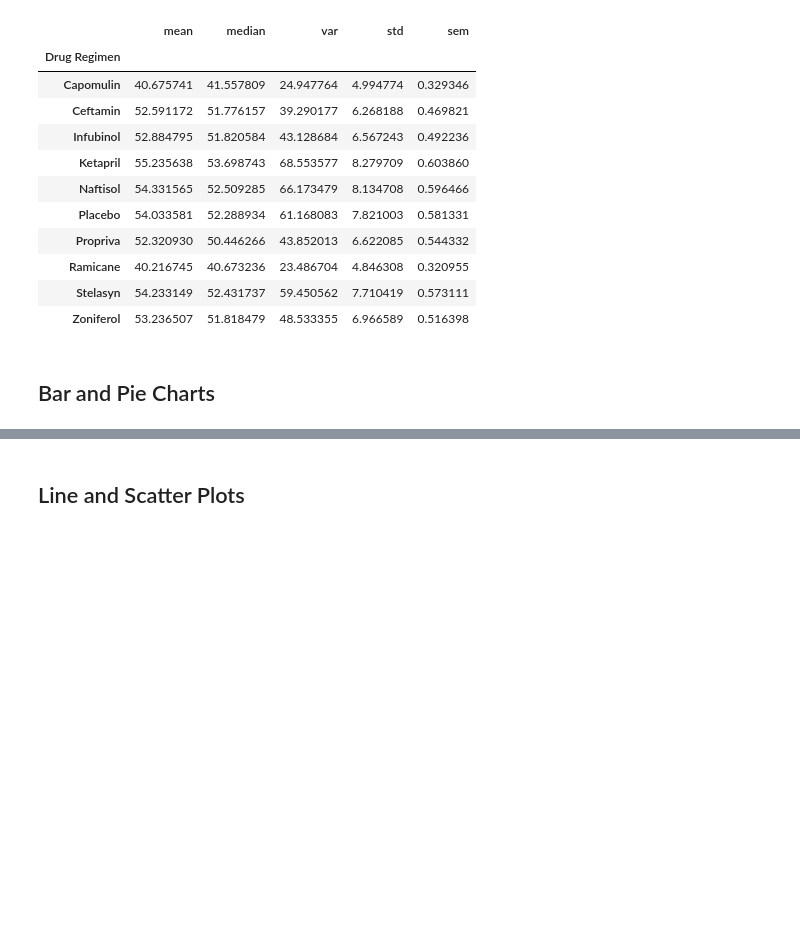
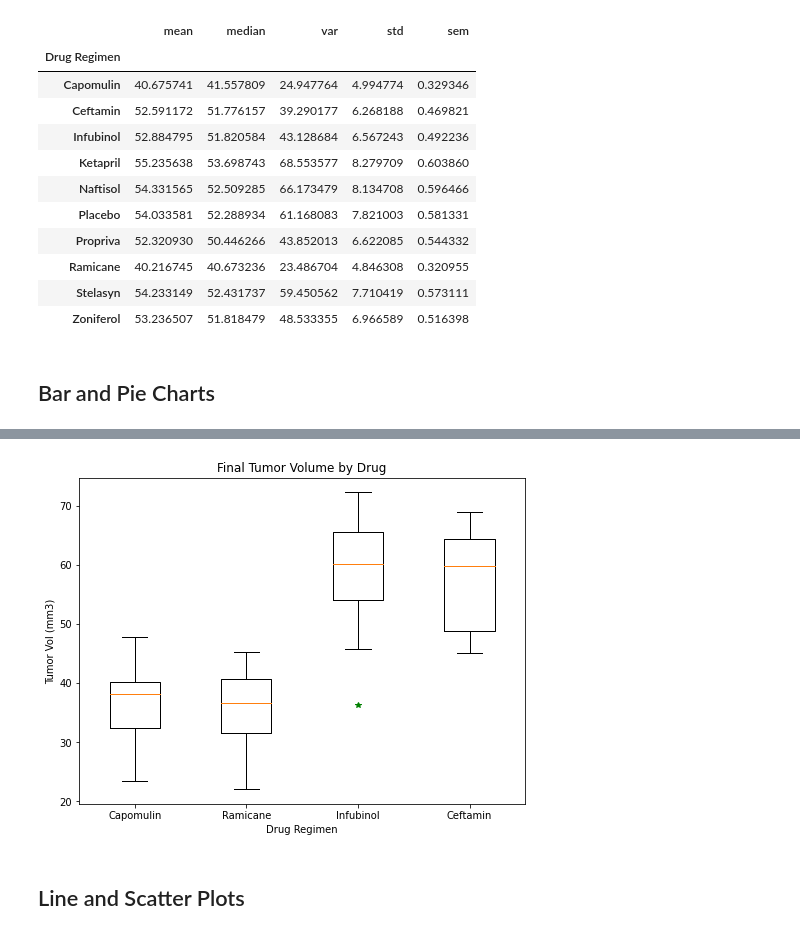
Before and after one commit to GambitAcid/MatPlotLib-Challenge, a Jupyter notebook: Instructions/Pymaceuticals/PyMaceuticals_Final.ipynb, the cells around one changed output, grey strips where cells are left out. Cells and saved outputs as stored; diff of their text form; code cells hidden in the pictures; blank space fills up the shorter version.

```diff
--- a/Instructions/Pymaceuticals/PyMaceuticals_Final.ipynb
+++ b/Instructions/Pymaceuticals/PyMaceuticals_Final.ipynb
@@ -181,6 +246,9 @@ plt.show()
 # Capomulin, Ramicane, Infubinol, and Ceftamin
 
 # Start by getting the last (greatest) timepoint for each mouse
-
+max_tp = data_df3.groupby(['Mouse ID'])['Timepoint'].max()
+max_tp_df = pd.DataFrame(max_tp)
 
 # Merge this group df with the original dataframe to get the tumor volume at the last timepoint
+tvol_df = pd.merge(data_df3, max_tp_df, on=('Mouse ID', 'Timepoint'))
+tvol_df.head()
@@ -206,2 +369,25 @@ plt.show()
+# %%
+# Generate a box plot of the final tumor volume of each mouse across four regimens of interest
+boxplot = [treatments_df[treatments[0]],
+            treatments_df[treatments[1]],
+            treatments_df[treatments[2]],
+            treatments_df[treatments[3]]]
+
+# used plt.subplots to define size
+fig1, ax1 = plt.subplots(figsize=(8,6))
+
+#Setting labels for axis and title
+ax1.set_title('Final Tumor Volume by Drug')
+ax1.set_xlabel('Drug Regimen') # set our x
+ax1.set_ylabel('Tumor Vol (mm3)') #set our y
+
+# used ax.boxplot function and ran the parameter boxplot to create the boxplot
+ax1.boxplot(boxplot, 0, 'g*')
+plt.xticks([1,2,3,4], treatments) # set labels of each boxplot
+
+#Display
+plt.show()
+# %% [output]
+[figure, added]
 # %% [markdown]
 ## Line and Scatter Plots
```
Also changed, not shown: parts of 23 cells of this notebook, 1 other file.
